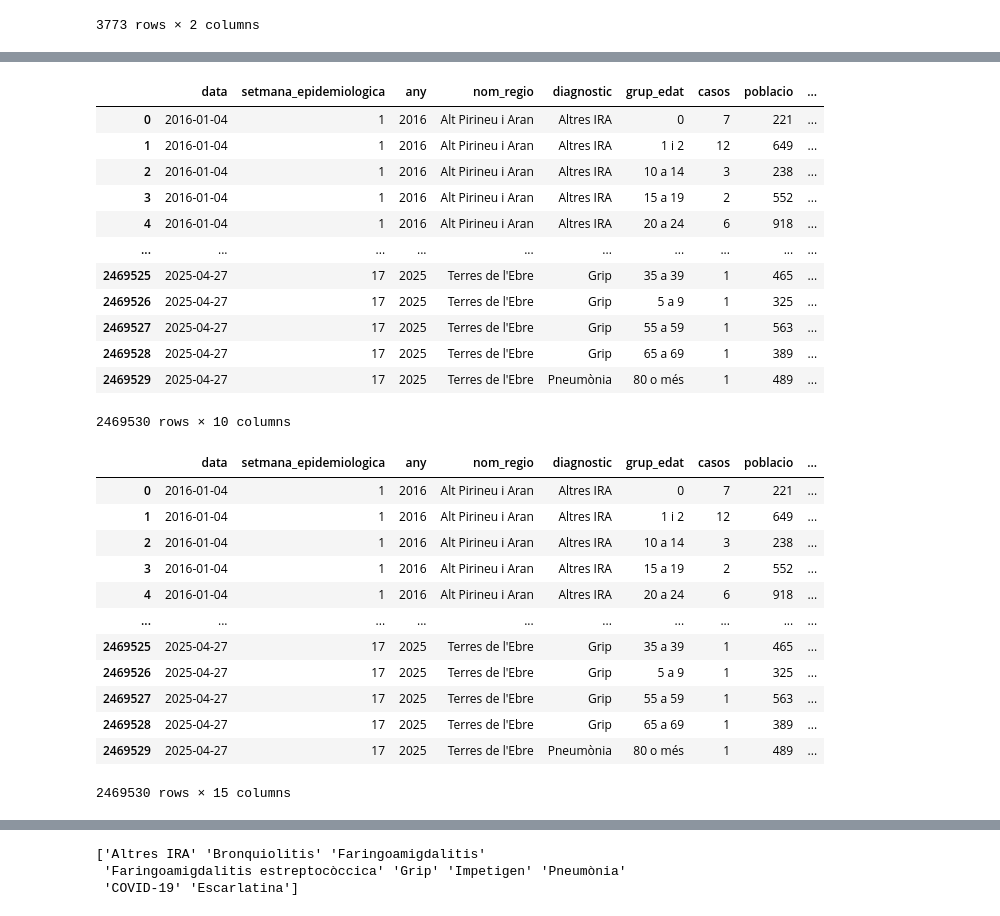
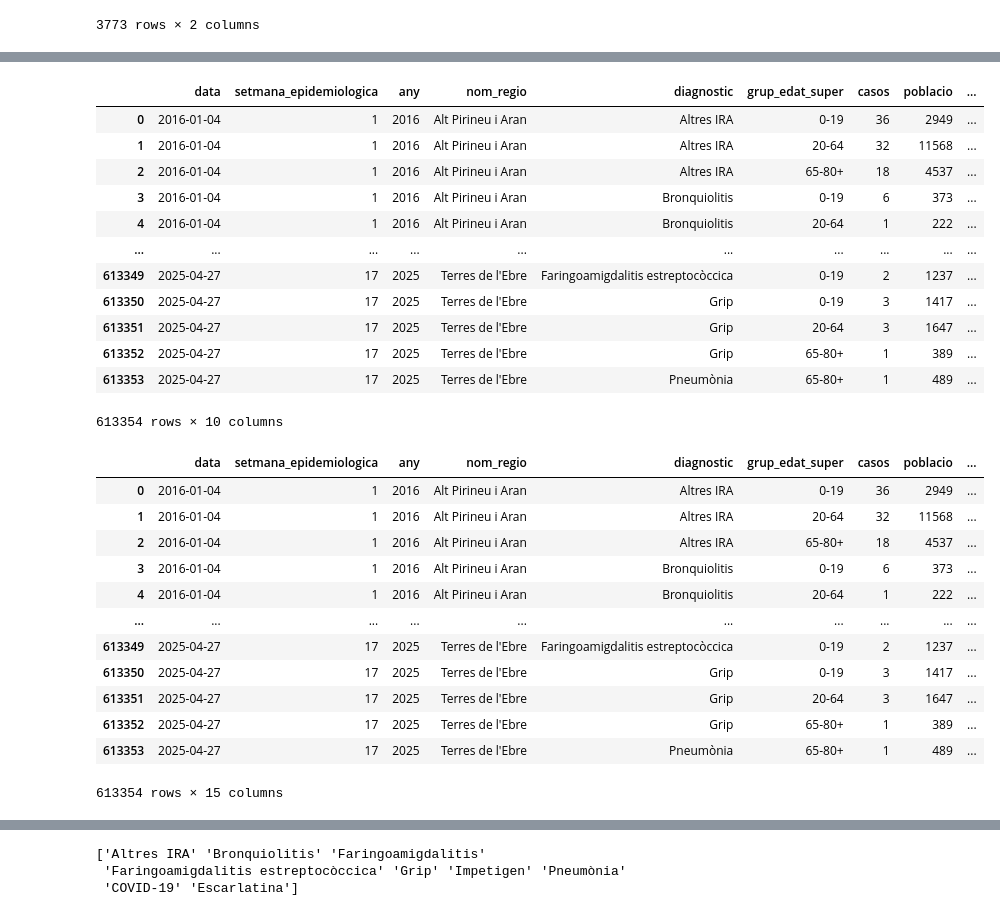
Before and after one commit to lisakorchevaya/hackUPC25, a Jupyter notebook: process_csv.ipynb, the cells around one changed output, grey strips where cells are left out. Saved outputs shown, nothing was run; the diff lists cells and outputs as text; code cells hidden in the pictures.

```diff
--- a/process_csv.ipynb
+++ b/process_csv.ipynb
@@ -53,3 +53,20 @@ humidity_daily
 | 3771 | 2025-05-02 | 75.486881 |
 | 3772 | 2025-05-03 | 75.618430 |
 3773 rows × 2 columns
+# %%
+def map_age_group(age_group):
+    if age_group in ['No disponible']:  # Handle missing or unavailable data
+        return 'No disponible'
+    elif age_group == '0' or age_group in ['1 i 2', '3 i 4', '5 a 9', '10 a 14', '15 a 19']:
+        return '0-19'
+    elif age_group in ['20 a 24', '25 a 29', '30 a 34', '35 a 39', '40 a 44', '45 a 49', '50 a 54', '55 a 59', '60 a 64']:
+        return '20-64'
+    elif age_group in ['65 a 69', '70 a 74', '75 a 79', '80 o més']:
+        return '65-80+'
+    else:
+        return np.nan  # Handle unexpected cases
+
+# Apply the mapping function to create the supergroup column
+df['grup_edat_super'] = df['grup_edat'].apply(map_age_group)
+# Display the unique values in the new column to verify
+print(df['grup_edat_super'].unique())
@@ -56,5 +75,5 @@ humidity_daily
 # %%
 # group by
-df = df.groupby(['data', 'setmana_epidemiologica', 'any', 'nom_regio', 'diagnostic', 'grup_edat'], as_index=False).agg({'casos': 'sum', 'poblacio': 'sum'})
+df = df.groupby(['data', 'setmana_epidemiologica', 'any', 'nom_regio', 'diagnostic', 'grup_edat_super'], as_index=False).agg({'casos': 'sum', 'poblacio': 'sum'})
 df
 # %% [output]
@@ -80,41 +99,41 @@ df = df.drop(columns=['DATA_LECTURA_x', 'DATA_LECTURA_y'])
 df = df.rename(columns={'VALOR_LECTURA_x': 'temperature', 'VALOR_LECTURA_y': 'humidity'})
 df
 # %% [output]
-|  | data | setmana_epidemiologica | any | nom_regio | diagnostic | grup_edat | casos | poblacio | ... |
-| 0 | 2016-01-04 | 1 | 2016 | Alt Pirineu i Aran | Altres IRA | 0 | 7 | 221 | ... |
-| 1 | 2016-01-04 | 1 | 2016 | Alt Pirineu i Aran | Altres IRA | 1 i 2 | 12 | 649 | ... |
-| 2 | 2016-01-04 | 1 | 2016 | Alt Pirineu i Aran | Altres IRA | 10 a 14 | 3 | 238 | ... |
-| 3 | 2016-01-04 | 1 | 2016 | Alt Pirineu i Aran | Altres IRA | 15 a 19 | 2 | 552 | ... |
-| 4 | 2016-01-04 | 1 | 2016 | Alt Pirineu i Aran | Altres IRA | 20 a 24 | 6 | 918 | ... |
+|  | data | setmana_epidemiologica | any | nom_regio | diagnostic | grup_edat_super | casos | poblacio | ... |
+| 0 | 2016-01-04 | 1 | 2016 | Alt Pirineu i Aran | Altres IRA | 0-19 | 36 | 2949 | ... |
+| 1 | 2016-01-04 | 1 | 2016 | Alt Pirineu i Aran | Altres IRA | 20-64 | 32 | 11568 | ... |
+| 2 | 2016-01-04 | 1 | 2016 | Alt Pirineu i Aran | Altres IRA | 65-80+ | 18 | 4537 | ... |
+| 3 | 2016-01-04 | 1 | 2016 | Alt Pirineu i Aran | Bronquiolitis | 0-19 | 6 | 373 | ... |
+| 4 | 2016-01-04 | 1 | 2016 | Alt Pirineu i Aran | Bronquiolitis | 20-64 | 1 | 222 | ... |
 | ... | ... | ... | ... | ... | ... | ... | ... | ... | ... |
-| 2469525 | 2025-04-27 | 17 | 2025 | Terres de l'Ebre | Grip | 35 a 39 | 1 | 465 | ... |
-| 2469526 | 2025-04-27 | 17 | 2025 | Terres de l'Ebre | Grip | 5 a 9 | 1 | 325 | ... |
-| 2469527 | 2025-04-27 | 17 | 2025 | Terres de l'Ebre | Grip | 55 a 59 | 1 | 563 | ... |
-| 2469528 | 2025-04-27 | 17 | 2025 | Terres de l'Ebre | Grip | 65 a 69 | 1 | 389 | ... |
-| 2469529 | 2025-04-27 | 17 | 2025 | Terres de l'Ebre | Pneumònia | 80 o més | 1 | 489 | ... |
+| 613349 | 2025-04-27 | 17 | 2025 | Terres de l'Ebre | Faringoamigdalitis estreptocòccica | 0-19 | 2 | 1237 | ... |
+| 613350 | 2025-04-27 | 17 | 2025 | Terres de l'Ebre | Grip | 0-19 | 3 | 1417 | ... |
+| 613351 | 2025-04-27 | 17 | 2025 | Terres de l'Ebre | Grip | 20-64 | 3 | 1647 | ... |
+| 613352 | 2025-04-27 | 17 | 2025 | Terres de l'Ebre | Grip | 65-80+ | 1 | 389 | ... |
+| 613353 | 2025-04-27 | 17 | 2025 | Terres de l'Ebre | Pneumònia | 65-80+ | 1 | 489 | ... |
-2469530 rows × 10 columns
+613354 rows × 10 columns
 # %%
 df['semana_sin'] = np.sin(2 * np.pi * df['setmana_epidemiologica'] / 53)
 df['semana_cos'] = np.cos(2 * np.pi * df['setmana_epidemiologica'] / 53)
 # %%
 for lag in range(1, 4):  # Crear lags de 1 a 4 semanas
-    df[f'casos_t{lag}'] = df.groupby(['nom_regio', 'diagnostic', 'grup_edat'])['casos'].shift(lag)
+    df[f'casos_t{lag}'] = df.groupby(['nom_regio', 'diagnostic', 'grup_edat_super'])['casos'].shift(lag)
 df[['casos_t1', 'casos_t2', 'casos_t3']] = df[['casos_t1', 'casos_t2', 'casos_t3']].fillna(0)
 df
 # %% [output]
-|  | data | setmana_epidemiologica | any | nom_regio | diagnostic | grup_edat | casos | poblacio | ... |
-| 0 | 2016-01-04 | 1 | 2016 | Alt Pirineu i Aran | Altres IRA | 0 | 7 | 221 | ... |
-| 1 | 2016-01-04 | 1 | 2016 | Alt Pirineu i Aran | Altres IRA | 1 i 2 | 12 | 649 | ... |
-| 2 | 2016-01-04 | 1 | 2016 | Alt Pirineu i Aran | Altres IRA | 10 a 14 | 3 | 238 | ... |
-| 3 | 2016-01-04 | 1 | 2016 | Alt Pirineu i Aran | Altres IRA | 15 a 19 | 2 | 552 | ... |
-| 4 | 2016-01-04 | 1 | 2016 | Alt Pirineu i Aran | Altres IRA | 20 a 24 | 6 | 918 | ... |
+|  | data | setmana_epidemiologica | any | nom_regio | diagnostic | grup_edat_super | casos | poblacio | ... |
+| 0 | 2016-01-04 | 1 | 2016 | Alt Pirineu i Aran | Altres IRA | 0-19 | 36 | 2949 | ... |
+| 1 | 2016-01-04 | 1 | 2016 | Alt Pirineu i Aran | Altres IRA | 20-64 | 32 | 11568 | ... |
+| 2 | 2016-01-04 | 1 | 2016 | Alt Pirineu i Aran | Altres IRA | 65-80+ | 18 | 4537 | ... |
+| 3 | 2016-01-04 | 1 | 2016 | Alt Pirineu i Aran | Bronquiolitis | 0-19 | 6 | 373 | ... |
+| 4 | 2016-01-04 | 1 | 2016 | Alt Pirineu i Aran | Bronquiolitis | 20-64 | 1 | 222 | ... |
 | ... | ... | ... | ... | ... | ... | ... | ... | ... | ... |
-| 2469525 | 2025-04-27 | 17 | 2025 | Terres de l'Ebre | Grip | 35 a 39 | 1 | 465 | ... |
-| 2469526 | 2025-04-27 | 17 | 2025 | Terres de l'Ebre | Grip | 5 a 9 | 1 | 325 | ... |
-| 2469527 | 2025-04-27 | 17 | 2025 | Terres de l'Ebre | Grip | 55 a 59 | 1 | 563 | ... |
-| 2469528 | 2025-04-27 | 17 | 2025 | Terres de l'Ebre | Grip | 65 a 69 | 1 | 389 | ... |
-| 2469529 | 2025-04-27 | 17 | 2025 | Terres de l'Ebre | Pneumònia | 80 o més | 1 | 489 | ... |
+| 613349 | 2025-04-27 | 17 | 2025 | Terres de l'Ebre | Faringoamigdalitis estreptocòccica | 0-19 | 2 | 1237 | ... |
+| 613350 | 2025-04-27 | 17 | 2025 | Terres de l'Ebre | Grip | 0-19 | 3 | 1417 | ... |
+| 613351 | 2025-04-27 | 17 | 2025 | Terres de l'Ebre | Grip | 20-64 | 3 | 1647 | ... |
+| 613352 | 2025-04-27 | 17 | 2025 | Terres de l'Ebre | Grip | 65-80+ | 1 | 389 | ... |
+| 613353 | 2025-04-27 | 17 | 2025 | Terres de l'Ebre | Pneumònia | 65-80+ | 1 | 489 | ... |
-2469530 rows × 15 columns
+613354 rows × 15 columns
 # %%
 # Eliminar columnas no necesarias
 df = df.drop(columns=['setmana_epidemiologica'])
```
Also changed, not shown: parts of 7 cells of this notebook, 9 other files.
